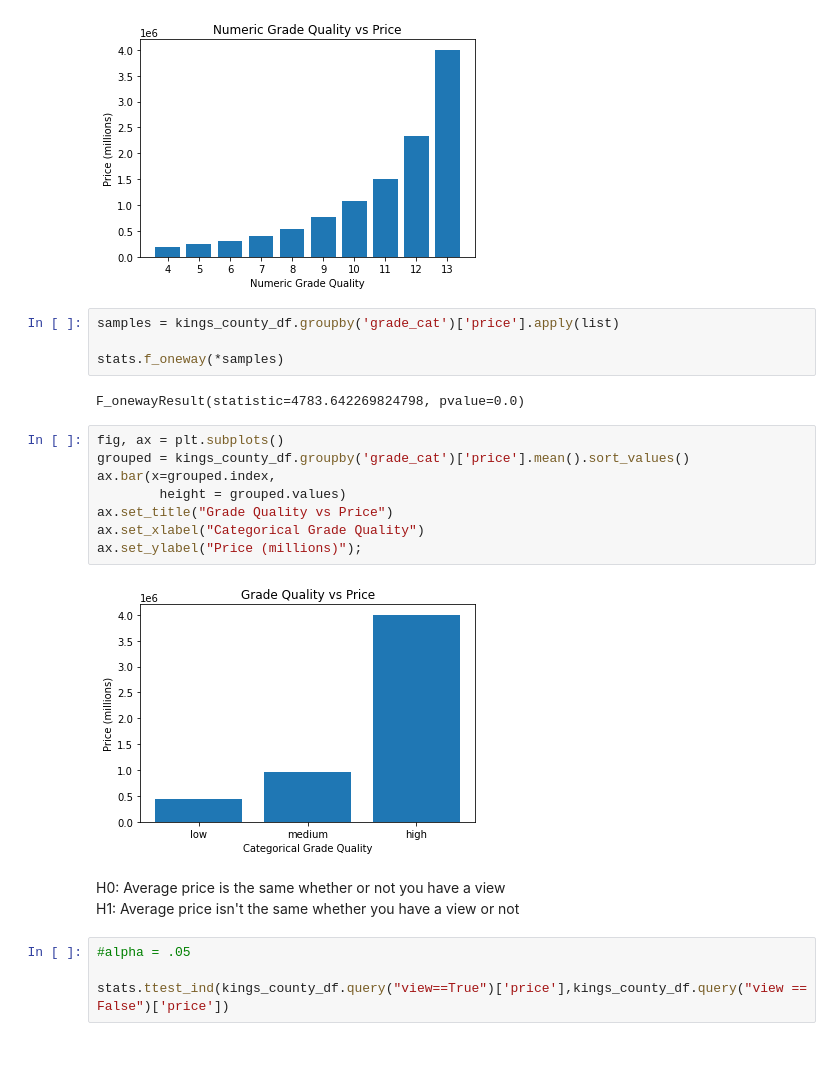
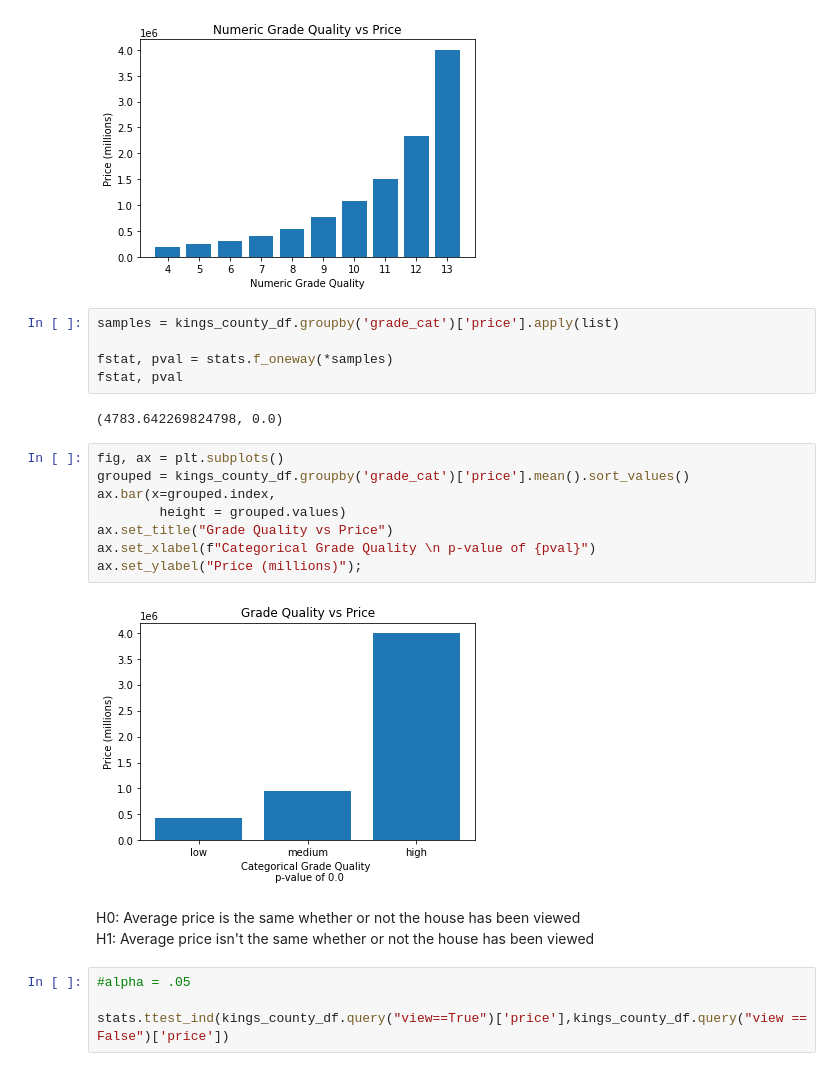
Before and after one commit to jasonarikupurathu/ds-east-042621-lectures, a Jupyter notebook: Phase_2/Phase2_project/Kings_County_Housing_Version_2.ipynb, the cells around one changed output. Cells and saved outputs as stored; diff of their text form.

```diff
--- a/Phase_2/Phase2_project/Kings_County_Housing_Version_2.ipynb
+++ b/Phase_2/Phase2_project/Kings_County_Housing_Version_2.ipynb
@@ -764,22 +804,23 @@ ax.set_xticks(grouped.index);
 # %%
 samples = kings_county_df.groupby('grade_cat')['price'].apply(list)
 
-stats.f_oneway(*samples)
+fstat, pval = stats.f_oneway(*samples)
+fstat, pval
 # %% [output]
-F_onewayResult(statistic=4783.642269824798, pvalue=0.0)
+(4783.642269824798, 0.0)
 # %%
 fig, ax = plt.subplots()
 grouped = kings_county_df.groupby('grade_cat')['price'].mean().sort_values()
 ax.bar(x=grouped.index,
         height = grouped.values)
 ax.set_title("Grade Quality vs Price")
-ax.set_xlabel("Categorical Grade Quality")
+ax.set_xlabel(f"Categorical Grade Quality \n p-value of {pval}")
 ax.set_ylabel("Price (millions)");
 # %% [output]
-[figure, old version]
+[figure, new version]
 # %% [markdown]
-H0: Average price is the same whether or not you have a view <br>
-H1: Average price isn't the same whether you have a view or not
+H0: Average price is the same whether or not the house has been viewed <br>
+H1: Average price isn't the same whether or not the house has been viewed
 # %%
 #alpha = .05
 
```
Also changed, not shown: parts of 32 cells of this notebook, 1 other file.
